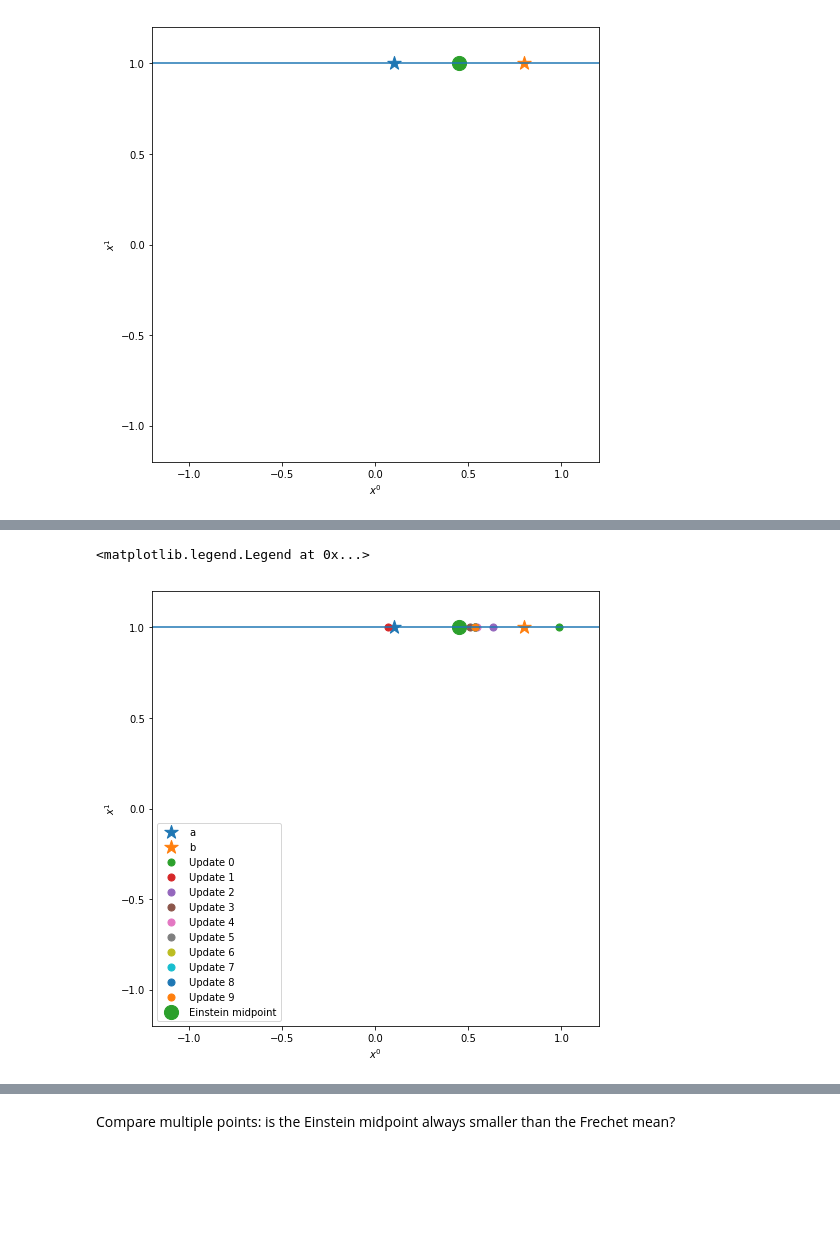
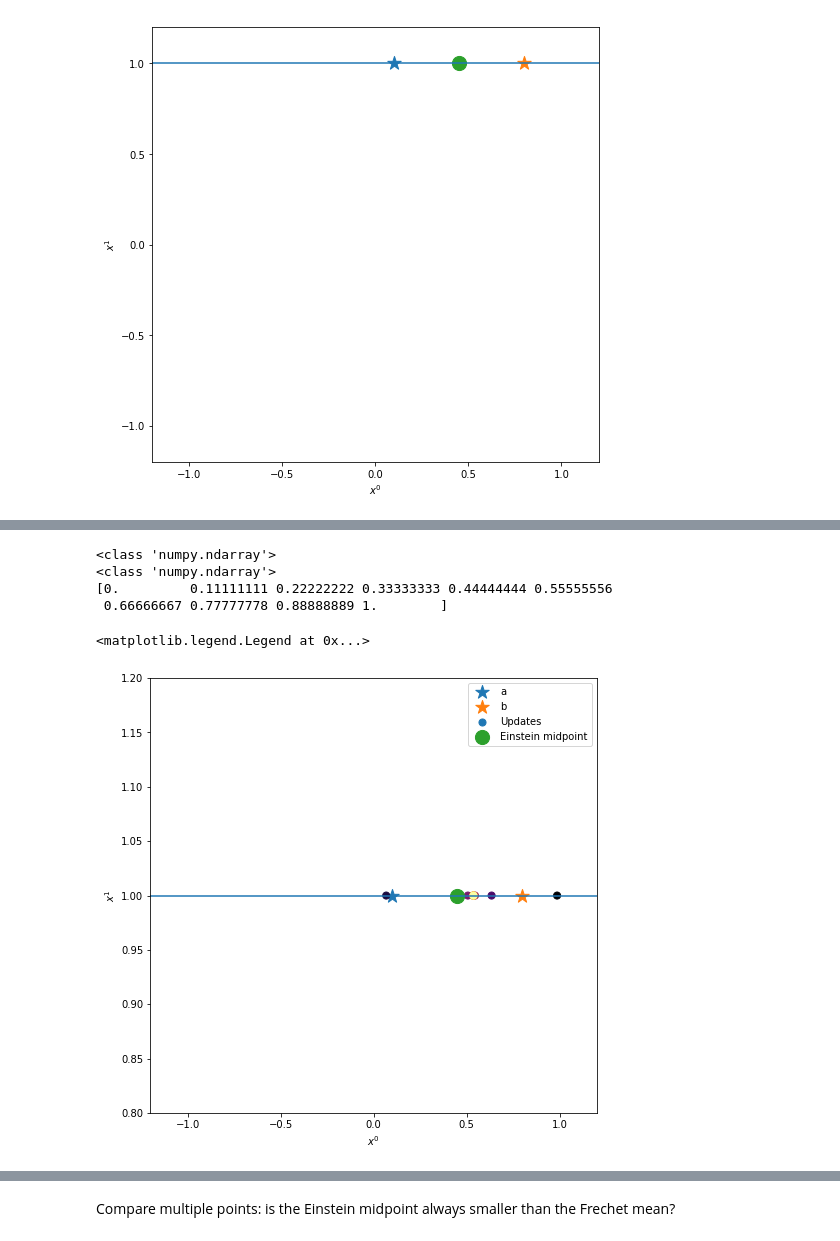
Before and after one commit to DRWardrope/GeometryTests, a Jupyter notebook: EinsteinMidpoints.ipynb, the cells around one changed output, grey strips where cells are left out. Cells and saved outputs as stored; diff of their text form; code cells hidden in the pictures; blank space fills up the shorter version.

Commit message:
vectorisation and Einstein tests

```diff
--- a/EinsteinMidpoints.ipynb
+++ b/EinsteinMidpoints.ipynb
@@ -249,3 +306,21 @@ ax.scatter(midpoint[0, 0], midpoint[0, 1], marker='o',s=200,
 # %% [output]
 <matplotlib.collections.PathCollection at 0x...>
 [figure]
+# %%
+def project_to_klein2(v):
+    '''
+        Project hyperboloid points to Beltrami-Klein ball
+        Input:
+            v, a vector in ambient space coordinates, with nth dimension 'time-like'
+        Output:
+            a vector in Beltrami-Klein coordinates
+    '''
+    #print(v)
+    return (v/v[-1, :])
+# %%
+print(a)
+print(b)
+k_a = project_to_klein2(a)
+k_b = project_to_klein2(b)
+print(k_a)
+print(k_b)
@@ -251,0 +358,4 @@ ax.scatter(midpoint[0, 0], midpoint[0, 1], marker='o',s=200,
+# %%
+print(updated_pts)
+print(np.hstack(updated_pts))
+k_frech = project_to_klein2(np.hstack(updated_pts))
@@ -252,22 +378,35 @@ ax.scatter(midpoint[0, 0], midpoint[0, 1], marker='o',s=200,
+# %%
+theta = 2 * np.pi * np.random.rand(10)
+print(type(theta))
+colors = np.linspace(0., 1., k_frech.shape[1])
+print(type(colors))
+print(colors)
+# %% [output]
+<class 'numpy.ndarray'>
+<class 'numpy.ndarray'>
+[0.         0.11111111 0.22222222 0.33333333 0.44444444 0.55555556
+ 0.66666667 0.77777778 0.88888889 1.        ]
 # %%
 fig = plt.figure(figsize=(8,8))
-ax = plt.gca(xlim=[-1.2, 1.2], ylim=[-1.2,1.2], xlabel="$x^0$", ylabel="$x^1$")
+ax = plt.gca(xlim=[-1.2, 1.2], ylim=[0.8,1.2], xlabel="$x^0$", ylabel="$x^1$")
 #circle = patches.Circle((0,0), 1., edgecolor="k", fill=False)
 #ax.add_artist(circle)
 ax.axhline(1., -1., 1.)
-ax.scatter(k_a[0, 0], k_a[0, 1], marker='*',s=200,label = "a")
-ax.scatter(k_b[0, 0], k_b[0, 1], marker='*',s=200,label = "b")
-for i, pt in enumerate(k_frech):
-    ax.scatter(
-                pt[0], pt[1],
+ax.scatter(k_a[0], k_a[1], marker='*',s=200,label = "a")
+ax.scatter(k_b[0], k_b[1], marker='*',s=200,label = "b")
+
+#for i, pt in enumerate(k_frech):
+ax.scatter(
+                k_frech[0, :], k_frech[1, :],
                 marker=markers.MarkerStyle('o',fillstyle="none"),
-                s=50, label="Update {}".format(i)
+                s=50, label="Updates",
+                c=colors, cmap='inferno',
               )
 ax.scatter(midpoint[0, 0], midpoint[0, 1], marker='o',s=200,
            label = "Einstein midpoint")
 ax.legend()
 # %% [output]
 <matplotlib.legend.Legend at 0x...>
-[figure, old version]
+[figure, new version]
 # %%
 fig = plt.figure(figsize=(8,8))
```
Also changed, not shown: parts of 26 cells of this notebook, 4 other files.
